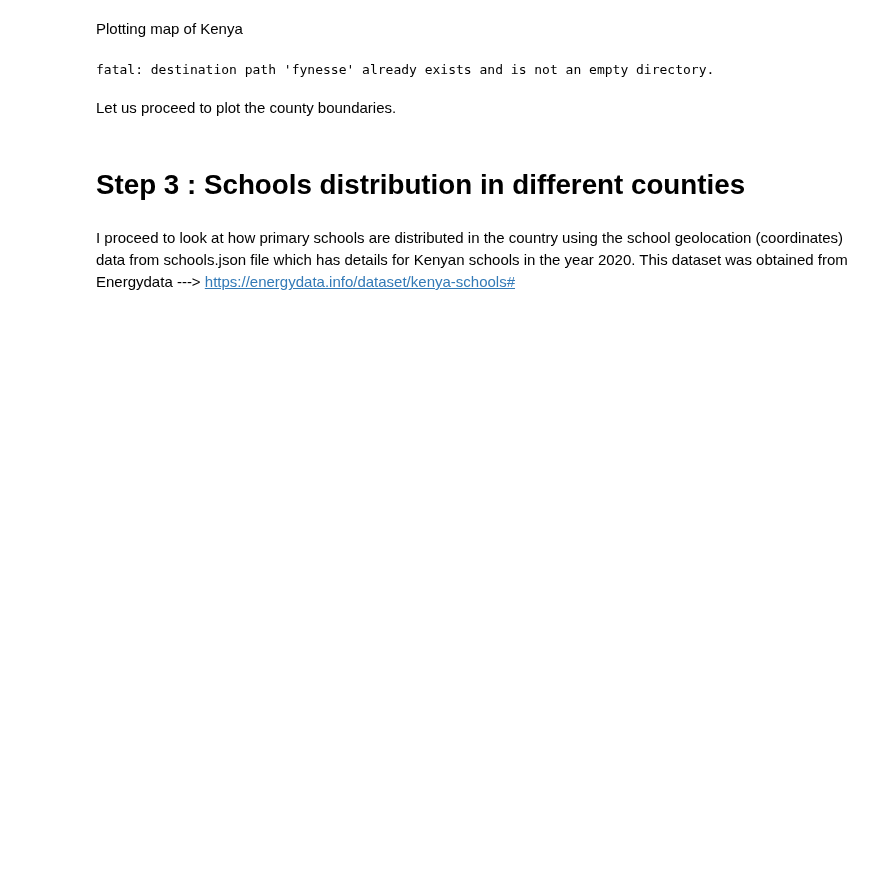
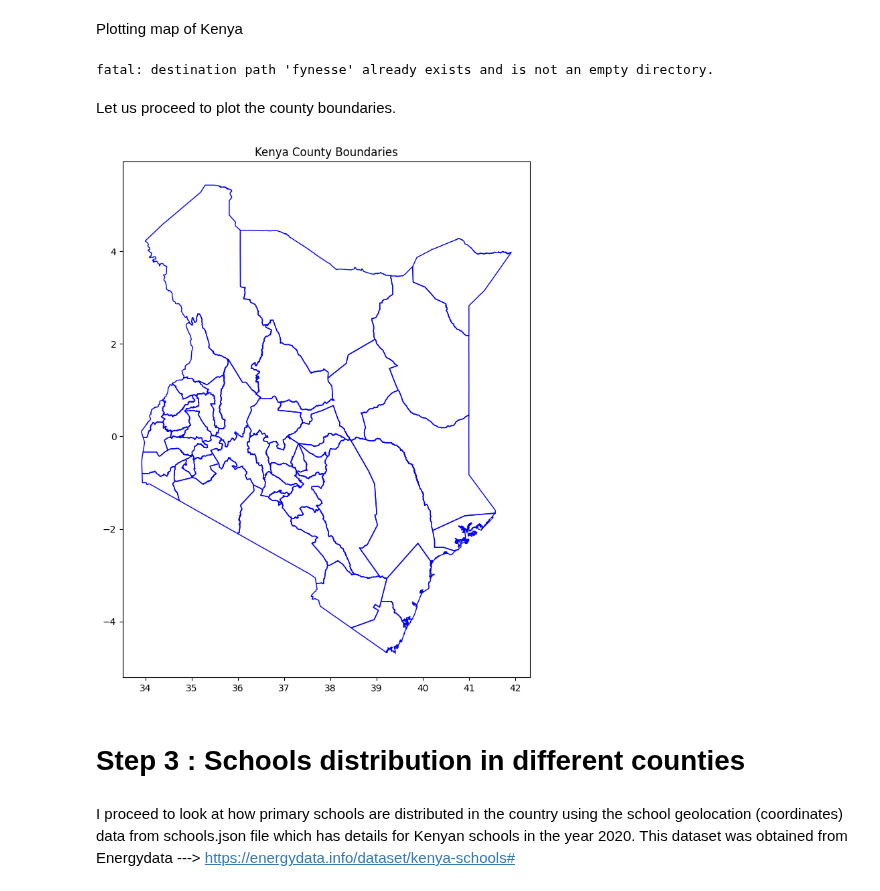
Before and after one commit to call493/MLFC, a Jupyter notebook: Poverty_and_Literacy_levels_correlation.ipynb, the cells around one changed output. Saved outputs shown, nothing was run; the diff lists cells and outputs as text; code cells hidden in the pictures; blank space fills up the shorter version.

```diff
--- a/Poverty_and_Literacy_levels_correlation.ipynb
+++ b/Poverty_and_Literacy_levels_correlation.ipynb
@@ -46,18 +46,20 @@ Let us proceed to plot the county boundaries.
 # %%
 import geopandas as gpd
 import matplotlib.pyplot as plt
 
 # URL to the GeoJSON file for Kenyan counties (ADM1) from GeoBoundaries
 geojson_url = "https://github.com/wmgeolab/geoBoundaries/raw/9469f09/releaseData/gbOpen/KEN/ADM1/geoBoundaries-KEN-ADM1.geojson"
 
-gdf = gpd.read_file(geojson_url)
+kenya_gdf = gpd.read_file(geojson_url)
 
 fig, ax = plt.subplots(figsize=(10, 10))
-gdf.boundary.plot(ax=ax, edgecolor='blue', linewidth=1)
+kenya_gdf.boundary.plot(ax=ax, edgecolor='blue', linewidth=1)
 
 ax.set_title("Kenya County Boundaries")
 
 plt.show()
+# %% [output]
+[figure, added]
 # %% [markdown]
 # **Step 3 : Schools distribution in different counties**
 # %% [markdown]
```
Also changed, not shown: parts of 16 cells of this notebook.
